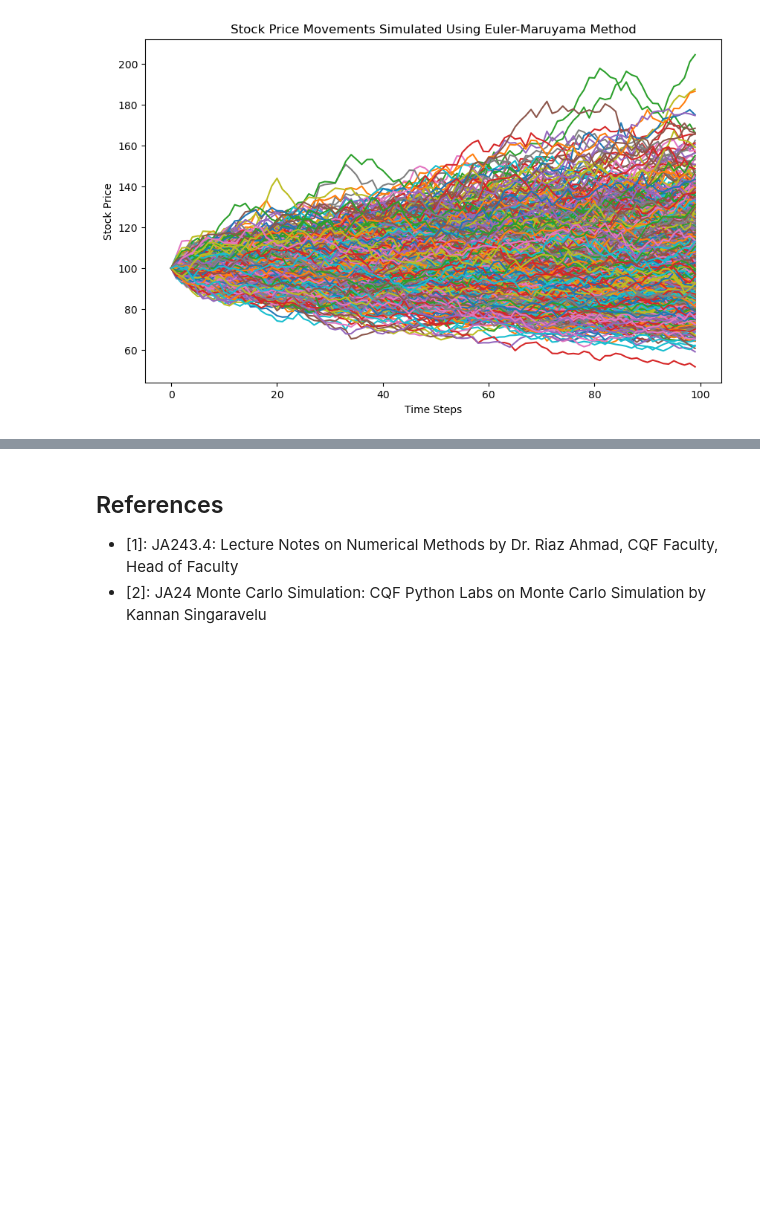
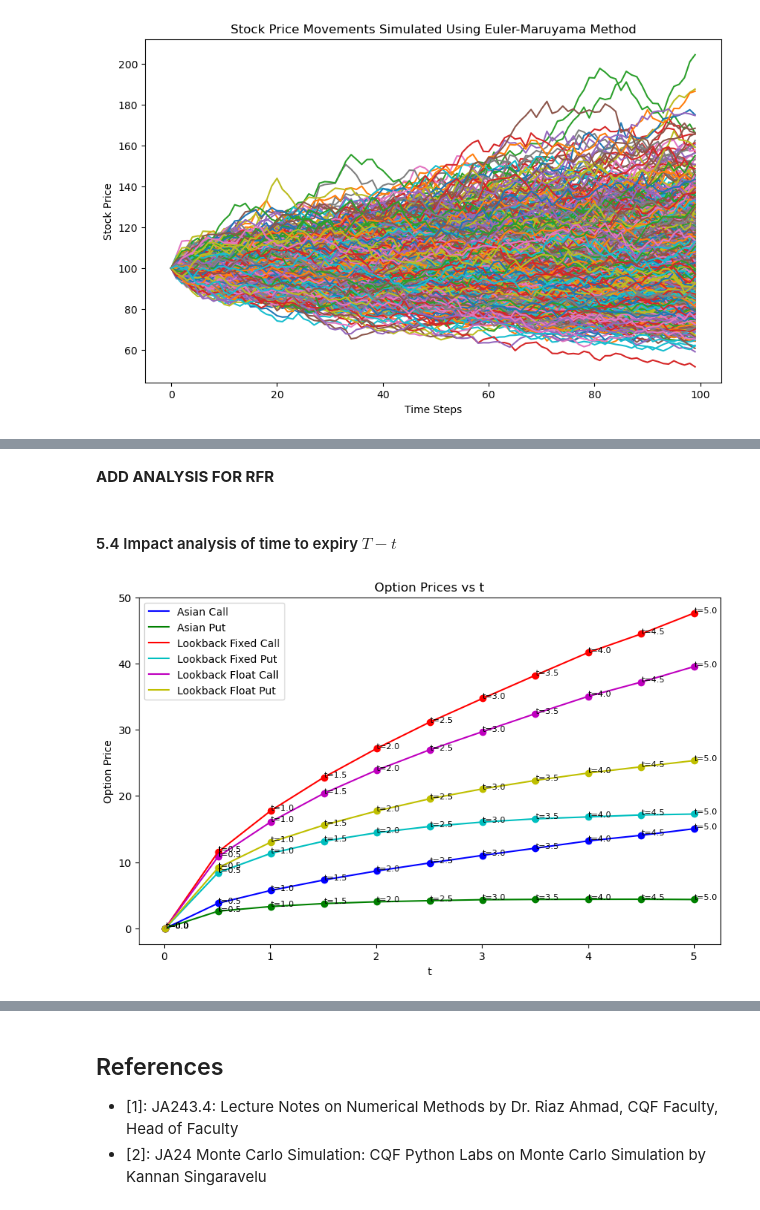
Before and after one commit to heidi123123/cqf, a Jupyter notebook: Exams/2/Exam2.ipynb, the cells around one changed output, grey strips where cells are left out. Drawn from its saved outputs; the diff is of its cells as text; code cells hidden in the pictures; blank space fills up the shorter version.

```diff
--- a/Exams/2/Exam2.ipynb
+++ b/Exams/2/Exam2.ipynb
@@ -200,0 +330,14 @@ plt.show()
+# %% [markdown]
+**ADD ANALYSIS FOR RFR**
+# %% [markdown]
+#### 5.4 Impact analysis of time to expiry $T-t$
+# %%
+param_name = "t"
+param_values = np.linspace(0.01, 5, 10 + 1)  # an equidistant list of 10 values for t (time to expiry) from 0 to 1 year
+option_prices = []
+for param_value in param_values:
+    op = OptionPricer(S0=100, K=100, r=0.05, t=param_value, dt=0.01, sigma=0.2, number_of_mc_paths=50000)
+    option_prices.append(op.calculate_option_prices())
+plot_option_prices_vs_param(param_name, param_values, option_prices, annotation_precision=1)
+# %% [output]
+[figure, added]
```
Also changed, not shown: parts of 40 cells of this notebook.
